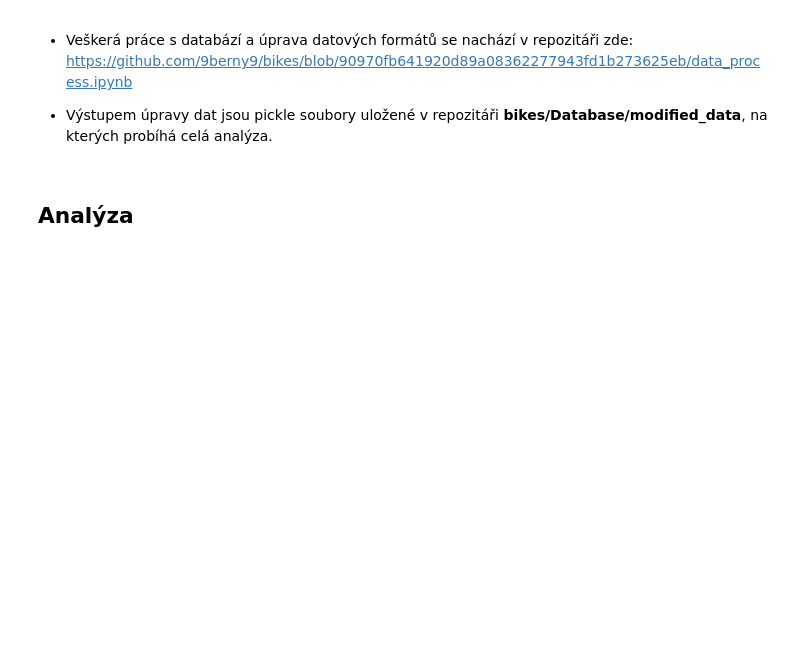
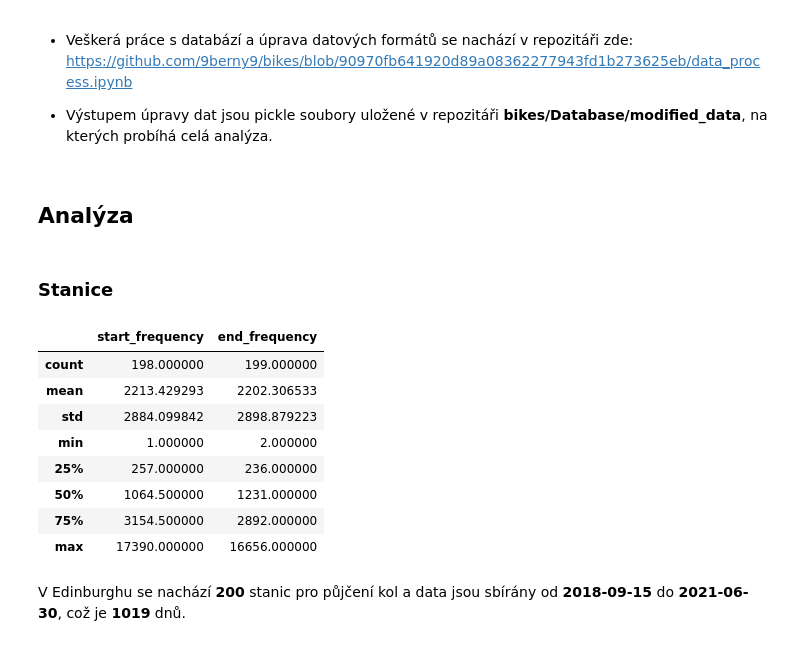
Before and after one commit to 9berny9/bikes, a Jupyter notebook: bikes_process.ipynb, the cells around one changed output. Saved outputs shown, nothing was run; the diff lists cells and outputs as text; code cells hidden in the pictures; blank space fills up the shorter version.

```diff
--- a/bikes_process.ipynb
+++ b/bikes_process.ipynb
@@ -37,3 +37,24 @@ Výstupem analýzy bude ideálně jupyter notebook nebo colab notebook uložený
 * Výstupem úpravy dat jsou pickle soubory uložené v repozitáři **bikes/Database/modified_data**, na kterých probíhá celá analýza.
 # %% [markdown]
 ## Analýza<a name="3"></a>
+# %% [markdown]
+### Stanice<a name="3.1"></a>
+# %%
+# načtení pickle do dataframu
+url_stations = "/content/bikes/Database/modified_data/stations.pkl"
+df_s = pd.read_pickle(url_stations)
+# %%
+# deskriptivní statistika
+df_s[["start_frequency", "end_frequency"]].describe()
+# %% [output]
+|  | start_frequency | end_frequency |
+| count | 198.000000 | 199.000000 |
+| mean | 2213.429293 | 2202.306533 |
+| std | 2884.099842 | 2898.879223 |
+| min | 1.000000 | 2.000000 |
+| 25% | 257.000000 | 236.000000 |
+| 50% | 1064.500000 | 1231.000000 |
+| 75% | 3154.500000 | 2892.000000 |
+| max | 17390.000000 | 16656.000000 |
+# %% [markdown]
+V Edinburghu se nachází **200** stanic pro půjčení kol a data jsou sbírány od **2018-09-15** do **2021-06-30**, což je **1019** dnů.
```
Also changed, not shown: parts of 22 cells of this notebook.
